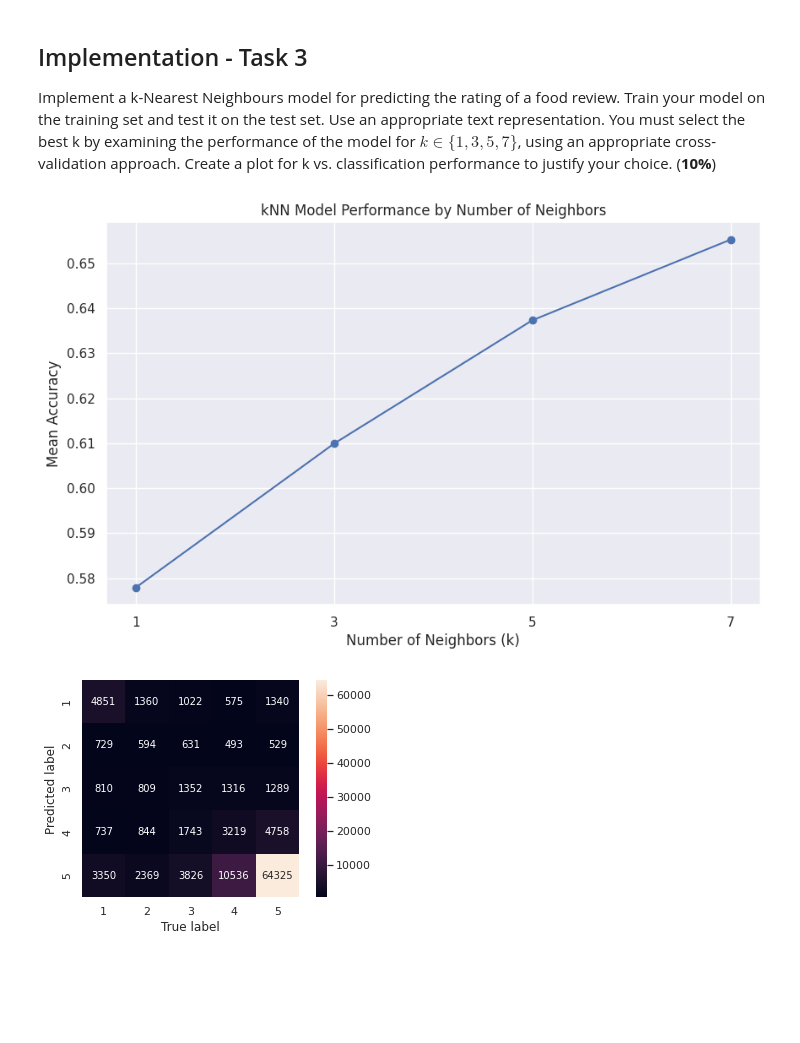
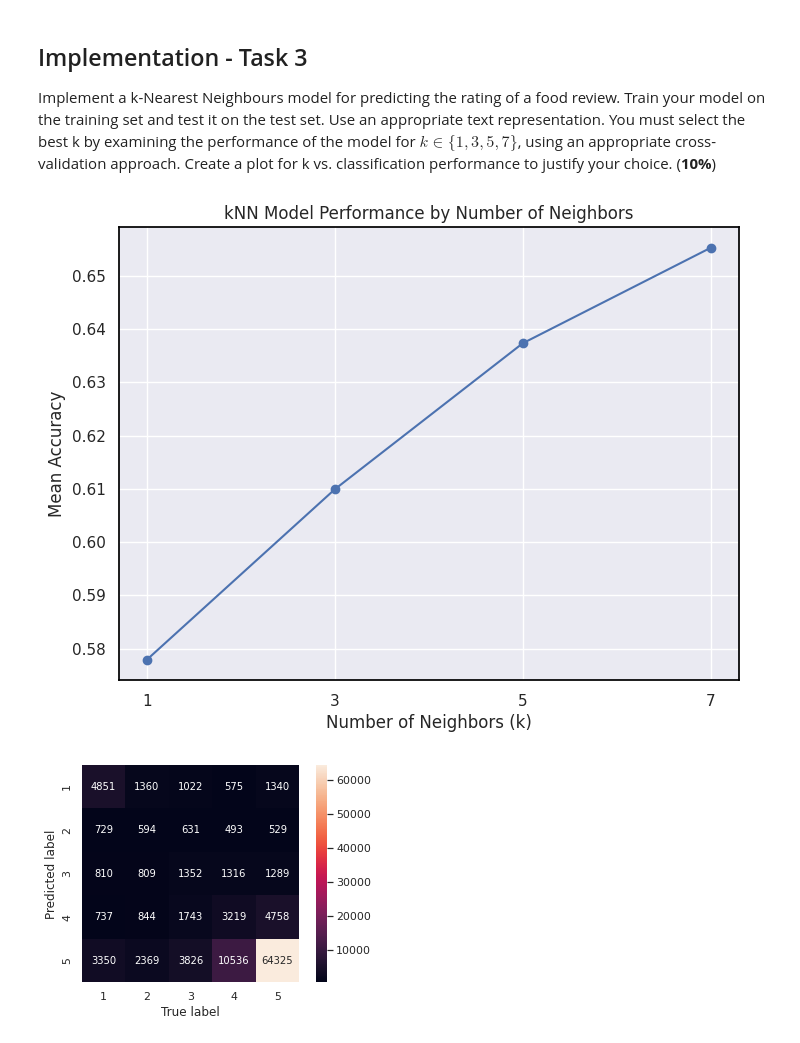
Before and after one commit to alasdair-breasley/tmla-assignment, a Jupyter notebook: TMLA_Assignment.ipynb, the cells around one changed output. Drawn from its saved outputs; the diff is of its cells as text; code cells hidden in the pictures; blank space fills up the shorter version.

Commit message:
Tasks All - Tidy code, remove unneeded sections, edit graphs.

```diff
--- a/TMLA_Assignment.ipynb
+++ b/TMLA_Assignment.ipynb
@@ -286,19 +161 @@ def text_to_vectors(text, w2v_word_embeddings, max_length):
-# %%
-if (load_preprocessed_data != True):
-
-    if (subset_data != True):
-
-        subset_size = len(food_reviews_data)
-
-
-    if (class_balance_sampling != True):
-
-        # Temporarily reduce dataframe size for developement
-        food_reviews_data = food_reviews_data[0:subset_size]
-
-
-    # Check for class imbalance
-    print(food_reviews_data["Score"].value_counts())
-
-    # There is class imbalance present
 # %%
@@ -530,9 +328,14 @@ test_frequencies = test_frequencies.reset_index()
 test_frequencies.columns = ["Score", "Frequency"]
 
 plt.figure(figsize = (8, 6), dpi = 100)
-plt.bar(test_frequencies["Score"], test_frequencies["Frequency"], color = "skyblue")
+plt.bar(test_frequencies["Score"], test_frequencies["Frequency"], color = "skyblue", edgecolor = "black")
 plt.xlabel("Score")
 plt.ylabel("Frequency")
 plt.title("Frequency of Food Review Scores - Test Dataset")
+ax = plt.gca()
+ax.spines["top"].set_color("black")
+ax.spines["right"].set_color("black")
+ax.spines["left"].set_color("black")
+ax.spines["bottom"].set_color("black")
 plt.show()
 # %% [output]
@@ -720,18 +525,23 @@ if (run_kNN == True):
 # %%
-if (run_kNN): # TODO: Run kNN training again to save mean accuracies
+if (run_kNN):
 
     k_values = [1, 3, 5, 7]
 
-    plt.figure(figsize = (10, 6), dpi = 100)
+    plt.figure(figsize = (8, 6), dpi = 100)
     plt.plot(k_values, mean_accuracies, marker = "o", linestyle = "-", color = "b")
     plt.title("kNN Model Performance by Number of Neighbors")
     plt.xlabel("Number of Neighbors (k)")
     plt.ylabel("Mean Accuracy")
     plt.xticks(k_values)
     plt.grid(True)
+    ax = plt.gca()
+    ax.spines["top"].set_color("black")
+    ax.spines["right"].set_color("black")
+    ax.spines["left"].set_color("black")
+    ax.spines["bottom"].set_color("black")
     plt.show()
 # %% [output]
-[figure, old version]
+[figure, new version]
 # %%
 if (run_kNN == True):
 
```
Also changed, not shown: parts of 50 cells of this notebook.
